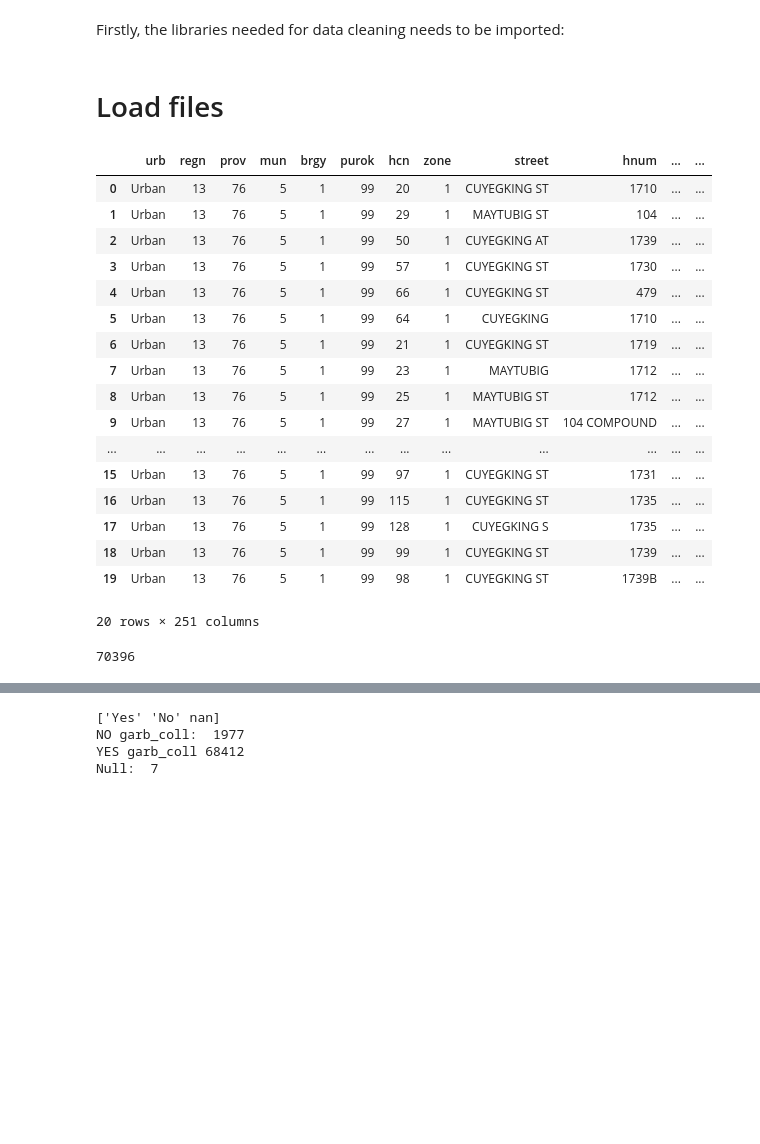
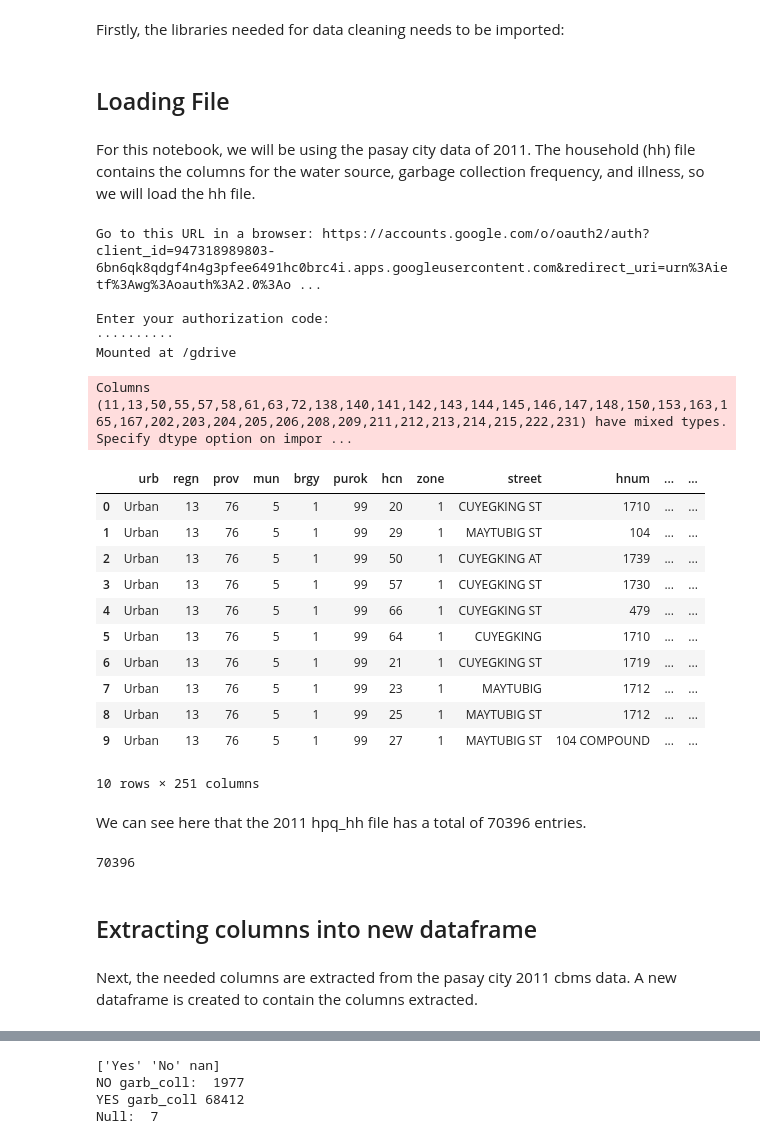
Before and after one commit to poisonivysaur/DATASCI-MP, a Jupyter notebook: [DATASCI MP] LIM_RODRIGUEZ.ipynb, the cells around one changed output, grey strips where cells are left out. Drawn from its saved outputs; the diff is of its cells as text; code cells hidden in the pictures; blank space fills up the shorter version.

```diff
--- a/[DATASCI MP] LIM_RODRIGUEZ.ipynb
+++ b/[DATASCI MP] LIM_RODRIGUEZ.ipynb
@@ -23,31 +24,50 @@ import os
-# %% [markdown]
-# Load files
+# %% [markdown]
+## Loading File
+# %% [markdown]
+For this notebook, we will be using the pasay city data of 2011. The household (hh) file contains the columns for the water source, garbage collection frequency, and illness, so we will load the hh file.
+# %%
+# IF USING ANACONDA NAVIGATOR JUPYTER NOTEBOOK
+# df = pd.read_csv("../pasay_compressed/Pasay_2011_csv/hpq_hh.csv", encoding="latin-1")
+
+# FOR COLAB NOTEBOOKS
+from google.colab import drive
+drive.mount('/gdrive')
+import glob
+# %% [output]
+Go to this URL in a browser: https://accounts.google.com/o/oauth2/auth?client_id=947318989803-6bn6qk8qdgf4n4g3pfee6491hc0brc4i.apps.googleusercontent.com&redirect_uri=urn%3Aietf%3Awg%3Aoauth%3A2.0%3Ao ...
+
+Enter your authorization code:
+··········
+Mounted at /gdrive
+# %%
+file_path = "/gdrive/My Drive/DATASCI/pasay_compressed/Pasay_2011_csv/hpq_hh.csv"
 # %%
-df = pd.read_csv("pasay_compressed/Pasay_2011_csv/hpq_hh.csv", encoding="latin-1")
-df.head(20)
+df = pd.read_csv(file_path, encoding="latin-1")
+df.head(10)
 # %% [output]
+Columns (11,13,50,55,57,58,61,63,72,138,140,141,142,143,144,145,146,147,148,150,153,163,165,167,202,203,204,205,206,208,209,211,212,213,214,215,222,231) have mixed types. Specify dtype option on impor ...
 |  | urb | regn | prov | mun | brgy | purok | hcn | zone | street | hnum | ... | ... |
 | 0 | Urban | 13 | 76 | 5 | 1 | 99 | 20 | 1 | CUYEGKING ST | 1710 | ... | ... |
 | 1 | Urban | 13 | 76 | 5 | 1 | 99 | 29 | 1 | MAYTUBIG ST | 104 | ... | ... |
 | 2 | Urban | 13 | 76 | 5 | 1 | 99 | 50 | 1 | CUYEGKING AT | 1739 | ... | ... |
 | 3 | Urban | 13 | 76 | 5 | 1 | 99 | 57 | 1 | CUYEGKING ST | 1730 | ... | ... |
 | 4 | Urban | 13 | 76 | 5 | 1 | 99 | 66 | 1 | CUYEGKING ST | 479 | ... | ... |
 | 5 | Urban | 13 | 76 | 5 | 1 | 99 | 64 | 1 | CUYEGKING | 1710 | ... | ... |
 | 6 | Urban | 13 | 76 | 5 | 1 | 99 | 21 | 1 | CUYEGKING ST | 1719 | ... | ... |
 | 7 | Urban | 13 | 76 | 5 | 1 | 99 | 23 | 1 | MAYTUBIG | 1712 | ... | ... |
 | 8 | Urban | 13 | 76 | 5 | 1 | 99 | 25 | 1 | MAYTUBIG ST | 1712 | ... | ... |
 | 9 | Urban | 13 | 76 | 5 | 1 | 99 | 27 | 1 | MAYTUBIG ST | 104 COMPOUND | ... | ... |
-| ... | ... | ... | ... | ... | ... | ... | ... | ... | ... | ... | ... | ... |
-| 15 | Urban | 13 | 76 | 5 | 1 | 99 | 97 | 1 | CUYEGKING ST | 1731 | ... | ... |
-| 16 | Urban | 13 | 76 | 5 | 1 | 99 | 115 | 1 | CUYEGKING ST | 1735 | ... | ... |
-| 17 | Urban | 13 | 76 | 5 | 1 | 99 | 128 | 1 | CUYEGKING S | 1735 | ... | ... |
-| 18 | Urban | 13 | 76 | 5 | 1 | 99 | 99 | 1 | CUYEGKING ST | 1739 | ... | ... |
-| 19 | Urban | 13 | 76 | 5 | 1 | 99 | 98 | 1 | CUYEGKING ST | 1739B | ... | ... |
-20 rows × 251 columns
+10 rows × 251 columns
+# %% [markdown]
+We can see here that the 2011 hpq_hh file has a total of 70396 entries.
 # %%
 len(df)
 # %% [output]
 70396
+# %% [markdown]
+## Extracting columns into new dataframe
+# %% [markdown]
+Next, the needed columns are extracted from the pasay city 2011 cbms data. A new dataframe is created to contain the columns extracted.
 # %%
 dfhh = pd.DataFrame()
 dfhh["hcn"] = df["hcn"]
```
Also changed, not shown: parts of 240 cells of this notebook.
